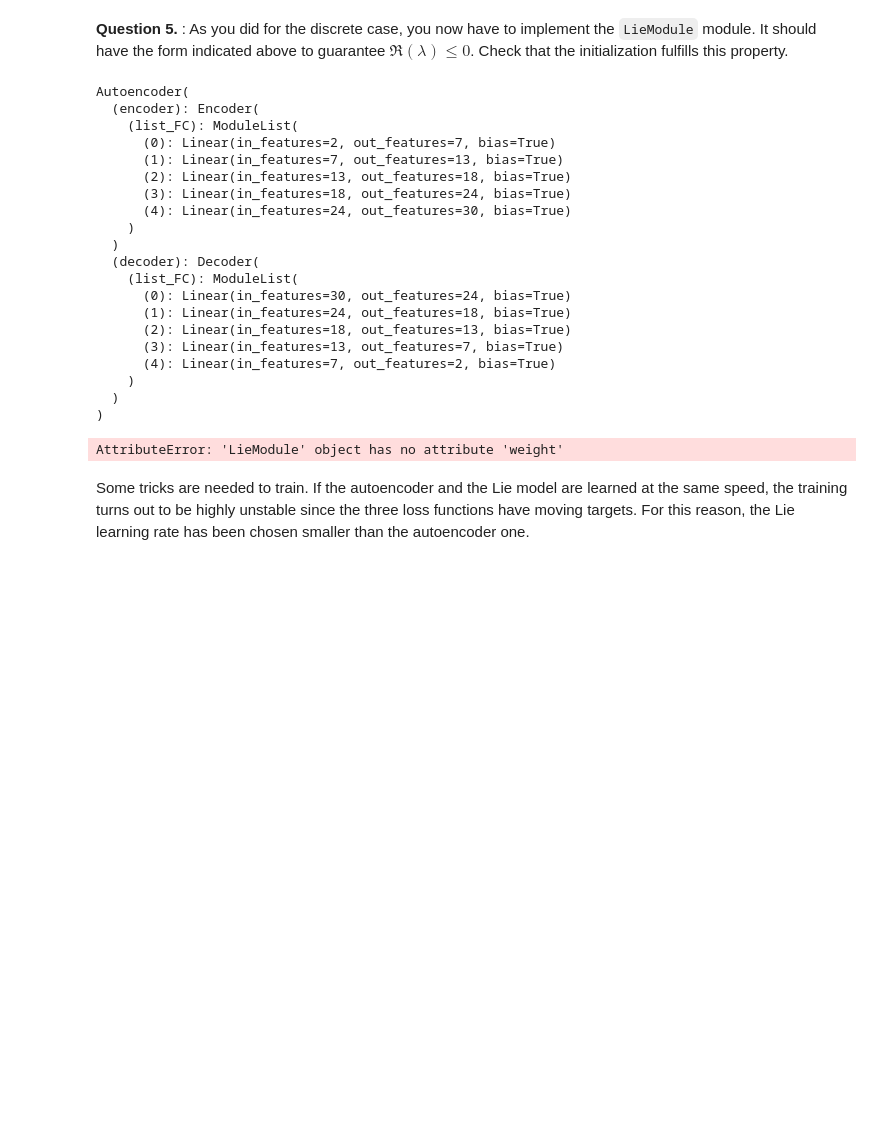
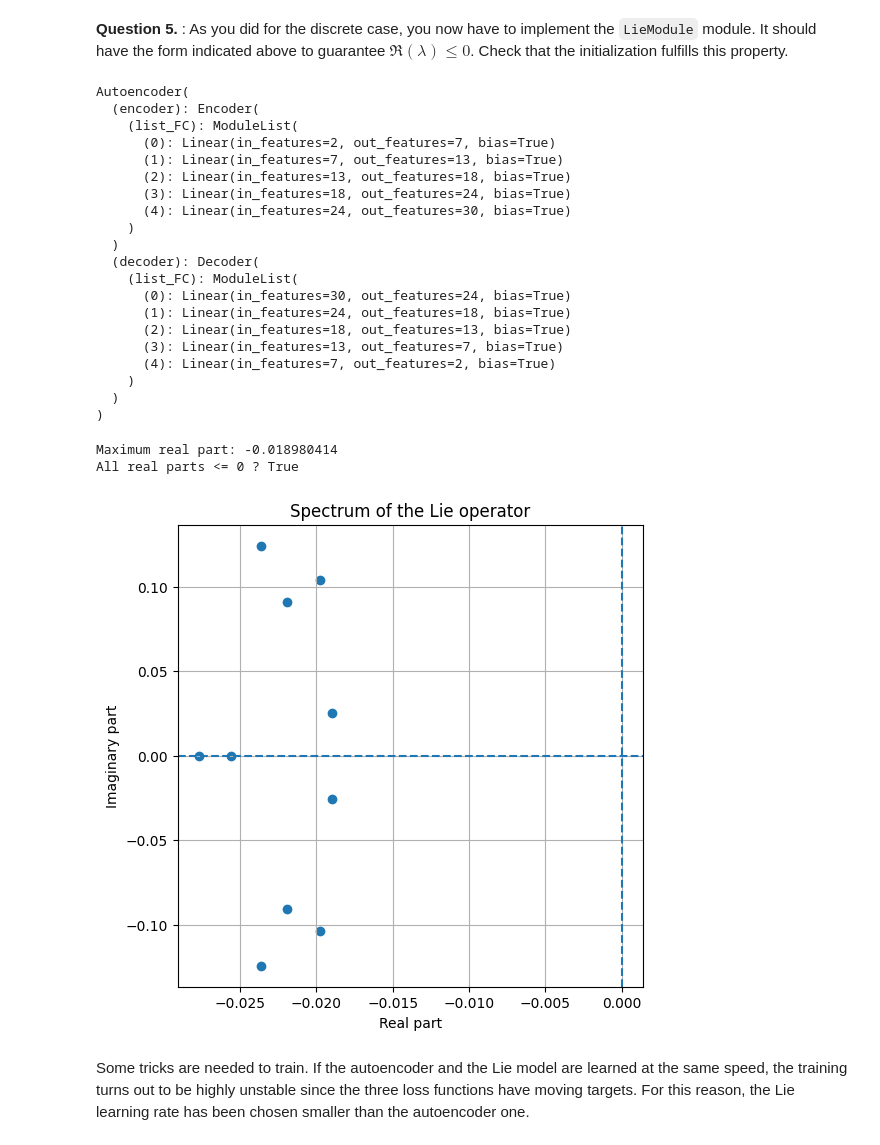
Before and after one commit to fotisk07/DLP, a Jupyter notebook: Week5/TP5.ipynb, the cells around one changed output. Cells and saved outputs as stored; diff of their text form; code cells hidden in the pictures; blank space fills up the shorter version.

```diff
--- a/Week5/TP5.ipynb
+++ b/Week5/TP5.ipynb
@@ -897,17 +903,27 @@ class LieModule(nn.Module):
         super().__init__()
         self.lie_operator_dim = lie_operator_dim
         # TODO: Complete function
+        self.raw_psi = nn.Parameter(0.02 * torch.randn(lie_operator_dim, lie_operator_dim))
+
+        # Free vector Γ
+        self.raw_gamma = nn.Parameter(0.02 * torch.randn(lie_operator_dim))
+
+    def lie_matrix(self) -> torch.Tensor:
+        skew_symmetric_part = self.raw_psi - self.raw_psi.T
+        diagonal_damping = torch.diag(torch.abs(self.raw_gamma))
+
+        return skew_symmetric_part - diagonal_damping
 
     def forward(self, tensor2d_x: torch.Tensor):
         if tensor2d_x.shape[1] != self.lie_operator_dim:
             sys.exit(f"Wrong Input Features. Please use tensor with {self.lie_operator_dim} Input Features")
         # TODO: Implement forward
-        return
+        return tensor2d_x @ self.lie_matrix().T
 # %%
 autoencoder = Autoencoder(feature_dim, hidden_layer, output_dim).to(device)
 lie_operator = LieModule(output_dim).to(device)
 print(autoencoder)
-results["lie_operator_weight"] = lie_operator.weight.cpu().detach().numpy()
+results["lie_operator_weight"] = lie_operator.lie_matrix().cpu().detach().numpy()
 results["lie_operator_forward"] = lie_operator(torch.ones(1, output_dim).to(device)).cpu().detach().numpy()
 # %% [output]
 Autoencoder(
@@ -930,4 +946,3 @@ Autoencoder(
     )
   )
 )
-AttributeError: 'LieModule' object has no attribute 'weight'
@@ -936,3 +949,30 @@ AttributeError: 'LieModule' object has no attribute 'weight'
+# %%
+# TODO : Check the spectrum of the Lie operator by plotting the eigen values of the Lie operator
+# Check the spectrum of the Lie operator by plotting its eigenvalues
+lie_module = LieModule(dim_observable).to(device)
+
+lie_matrix = lie_module.lie_matrix().detach().cpu()
+eigvals = torch.linalg.eigvals(lie_matrix)
+
+eigvals_real = eigvals.real.numpy()
+eigvals_imag = eigvals.imag.numpy()
+
+print("Maximum real part:", eigvals_real.max())
+print("All real parts <= 0 ?", np.all(eigvals_real <= 1e-8))
+
+plt.figure(figsize=(6, 6))
+plt.scatter(eigvals_real, eigvals_imag)
+plt.axvline(0.0, linestyle="--")
+plt.axhline(0.0, linestyle="--")
+plt.xlabel("Real part")
+plt.ylabel("Imaginary part")
+plt.title("Spectrum of the Lie operator")
+plt.grid(True)
+plt.show()
+# %% [output]
+Maximum real part: -0.018980414
+All real parts <= 0 ? True
+[figure, added]
 # %% [markdown]
 Some tricks are needed to train. If the autoencoder and the Lie model are learned at the same speed, the training turns out to be highly unstable since the three loss functions have moving targets. For this reason, the Lie learning rate has been chosen smaller than the autoencoder one.
 # %%
```
Also changed, not shown: parts of 26 cells of this notebook, 4 other files.
